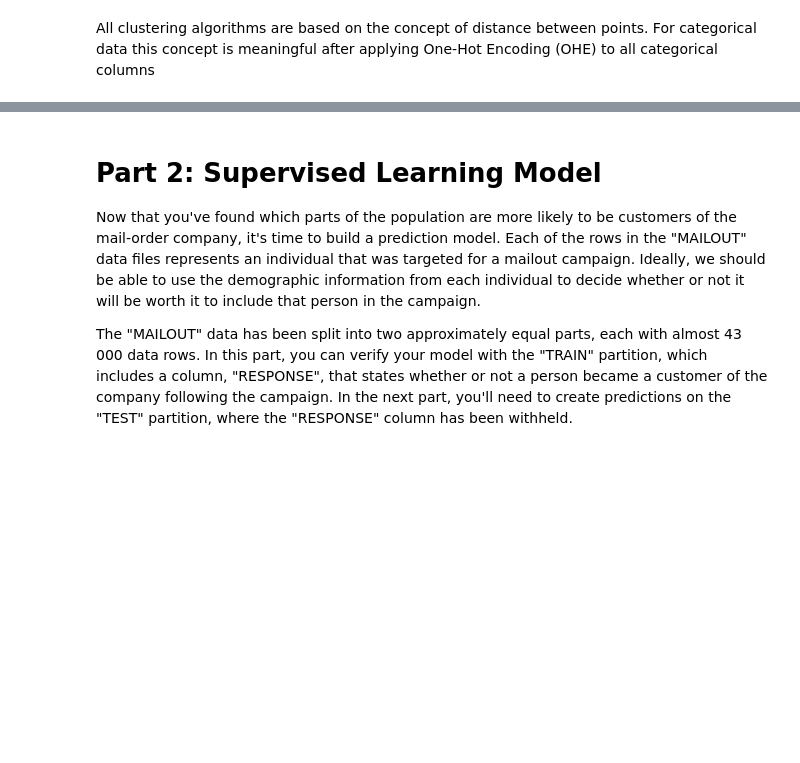
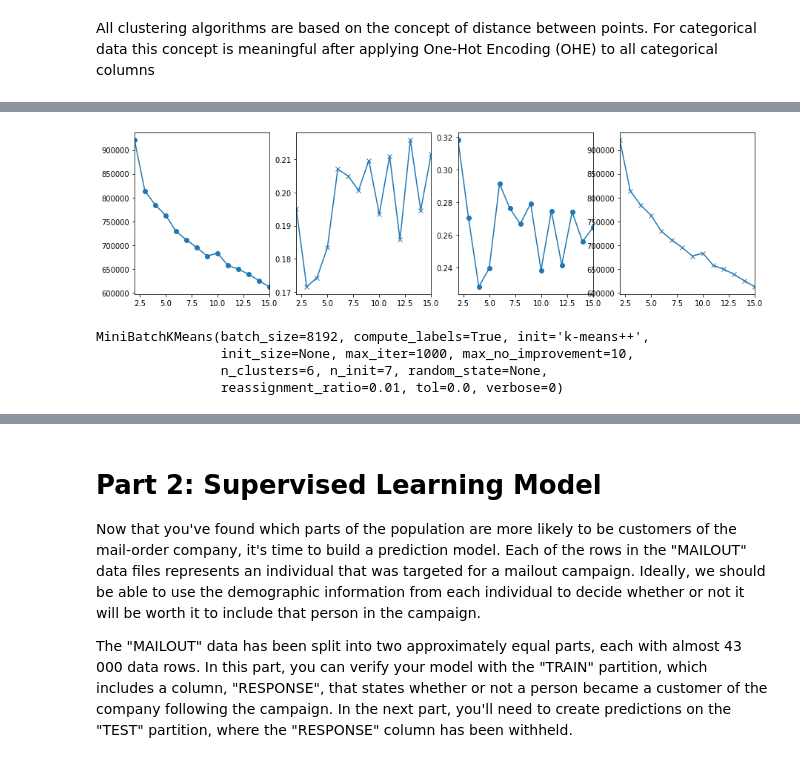
Before and after one commit to olalakul/udacity-MLengineer-capstone, a Jupyter notebook: Arvato Project Workbook.ipynb, the cells around one changed output, grey strips where cells are left out. Saved outputs shown, nothing was run; the diff lists cells and outputs as text; code cells hidden in the pictures; blank space fills up the shorter version.

Commit message:
kmeans on customers

```diff
--- a/Arvato Project Workbook.ipynb
+++ b/Arvato Project Workbook.ipynb
@@ -310,0 +322,4 @@ The main bulk of your analysis will come in this part of the project. Here, you
+# %%
+if 'customers' not in dir():
+    customers = pd.read_pickle('arvato_data/customers_cleaned.pkl')
+print('customers',customers.shape)
@@ -365,3 +391,6 @@ plt.close(fig)
 ## Cluster data by top-10 columns
 # %% [markdown]
 All clustering algorithms are based on the concept of distance between points. For categorical data this concept is meaningful after applying One-Hot Encoding (OHE) to all categorical columns
+# %%
+top10_columns = ['D19_SOZIALES', 'D19_KONSUMTYP_MAX', 'ALTERSKATEGORIE_GROB', 'D19_KONSUMTYP',
+                 'VK_ZG11', 'VK_DISTANZ', 'CJT_TYP_6', 'CJT_TYP_5',  'CJT_TYP_3', 'PRAEGENDE_JUGENDJAHRE']
@@ -380,0 +427,6 @@ data_ohe.head()
+# %%
+customers_ohe = customers[top10_columns].copy()
+#columns_for_OHE = [c for c in top10_columns if c not in ('EXTSEL992')]
+customers_ohe = pd.get_dummies(customers_ohe, drop_first=True, columns=top10_columns)
+print(customers_ohe.shape) # (,75)
+customers_ohe.head()
@@ -380,0 +445,15 @@ data_ohe.head()
+# %%
+kmeans_evaluation = pd.DataFrame(columns=['inertia',
+                                          'silhouette_euclidean', 'silhouette_cosine',
+                                          'varaince_ratio'], dtype=float)
+for k in range(2,16):
+    kmeans = MiniBatchKMeans(n_clusters=k, batch_size=2**13, n_init=7, max_iter=1000)
+    kmeans.fit(customers_ohe)
+    #print(k, 'inertia ', kmeans.inertia_)
+    kmeans_evaluation.loc[k, 'inertia'] = kmeans.inertia_
+    kmeans_evaluation.loc[k, 'silhouette_euclidean'] = metrics.silhouette_score(customers_ohe,
+                                                                                kmeans.labels_, metric='euclidean')
+    kmeans_evaluation.loc[k, 'silhouette_cosine'] = metrics.silhouette_score(customers_ohe,
+                                                                             kmeans.labels_, metric='cosine')
+    kmeans_evaluation.loc[k, 'varaince_ratio'] = metrics.calinski_harabasz_score(customers_ohe, kmeans.labels_)
+    display(kmeans_evaluation)
@@ -380,0 +580,10 @@ data_ohe.head()
+# %%
+fig, ax = plt.subplots(1, 4, figsize=(15,4))
+kmeans_evaluation['inertia'].plot(marker='o', ax=ax[0]);
+kmeans_evaluation['silhouette_euclidean'].plot(marker='x', ax=ax[1]);
+kmeans_evaluation['silhouette_cosine'].plot(marker='o', ax=ax[2]);
+kmeans_evaluation['inertia'].plot(marker='x', ax=ax[3]);
+display(fig)
+plt.close(fig)
+# %% [output]
+[figure, added]
@@ -380,0 +592,8 @@ data_ohe.head()
+# %%
+kmeans = MiniBatchKMeans(n_clusters=6, batch_size=2**13, n_init=7, max_iter=1000)
+kmeans.fit(customers_ohe)
+# %% [output]
+MiniBatchKMeans(batch_size=8192, compute_labels=True, init='k-means++',
+                init_size=None, max_iter=1000, max_no_improvement=10,
+                n_clusters=6, n_init=7, random_state=None,
+                reassignment_ratio=0.01, tol=0.0, verbose=0)
```
Also changed, not shown: parts of 19 cells of this notebook.
